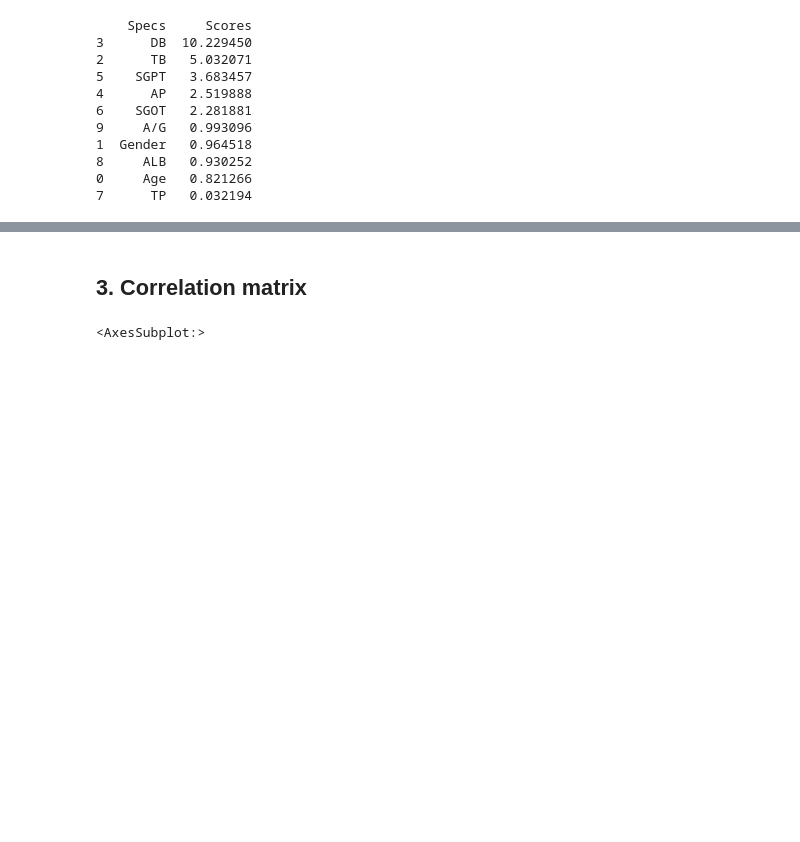
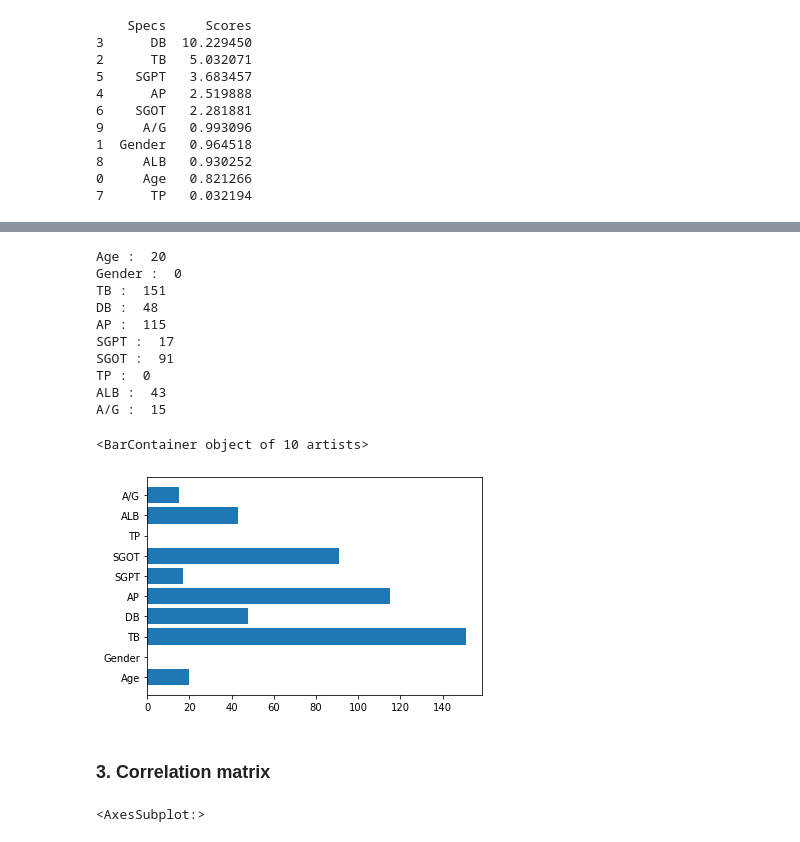
Before and after one commit to saniikakulkarni/Liver-Disease-Diagnosis-Models, a Jupyter notebook: Liver Disease Classsification - Preprocessing.ipynb, the cells around one changed output, grey strips where cells are left out. Drawn from its saved outputs; the diff is of its cells as text; code cells hidden in the pictures; blank space fills up the shorter version.

Commit message:
feature selection done

```diff
--- a/Liver Disease Classsification - Preprocessing.ipynb
+++ b/Liver Disease Classsification - Preprocessing.ipynb
@@ -239,5 +251,30 @@ A/G :  0.09375884174391239
+# %%
+# !pip install lightgbm
+from lightgbm import LGBMClassifier
+from sklearn.feature_selection import SelectFromModel
+lgbc=LGBMClassifier(n_estimators=500, learning_rate=0.0001,
+                    num_leaves=32, colsample_bytree=0.2,
+                    reg_alpha=3, reg_lambda=1, min_split_gain=0.01,
+                    min_child_weight=40)
+lgbc.fit(minmax_X, y)
+for (cols,scores) in zip(X.columns, lgbc.feature_importances_):
+    print(cols,": ",scores)
+plt.barh(X.columns, lgbc.feature_importances_)
+# %% [output]
+Age :  20
+Gender :  0
+TB :  151
+DB :  48
+AP :  115
+SGPT :  17
+SGOT :  91
+TP :  0
+ALB :  43
+A/G :  15
+<BarContainer object of 10 artists>
+[figure, added]
 # %% [markdown]
-## 3. Correlation matrix
+### 3. Correlation matrix
 # %%
 import seaborn as sns
 
```
Also changed, not shown: parts of 6 cells of this notebook.
